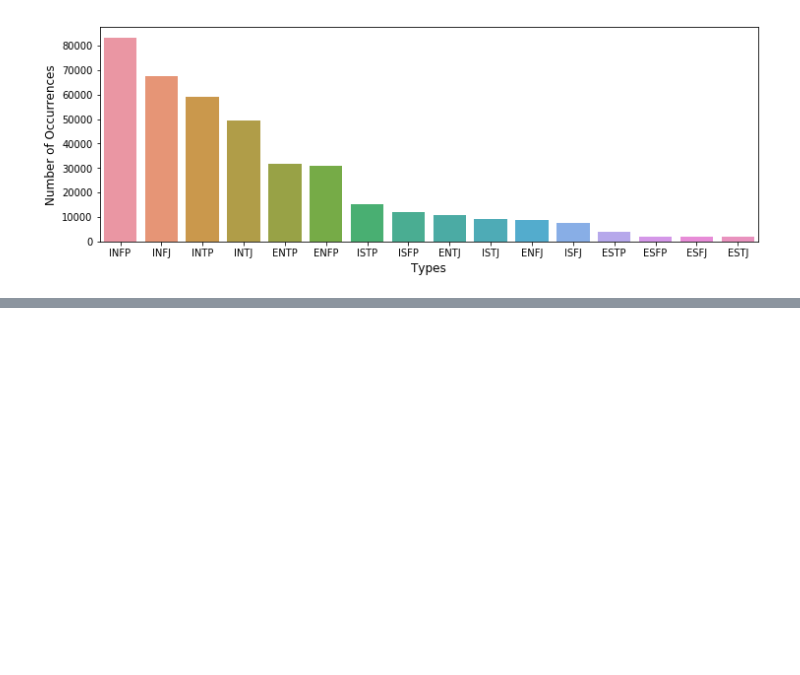
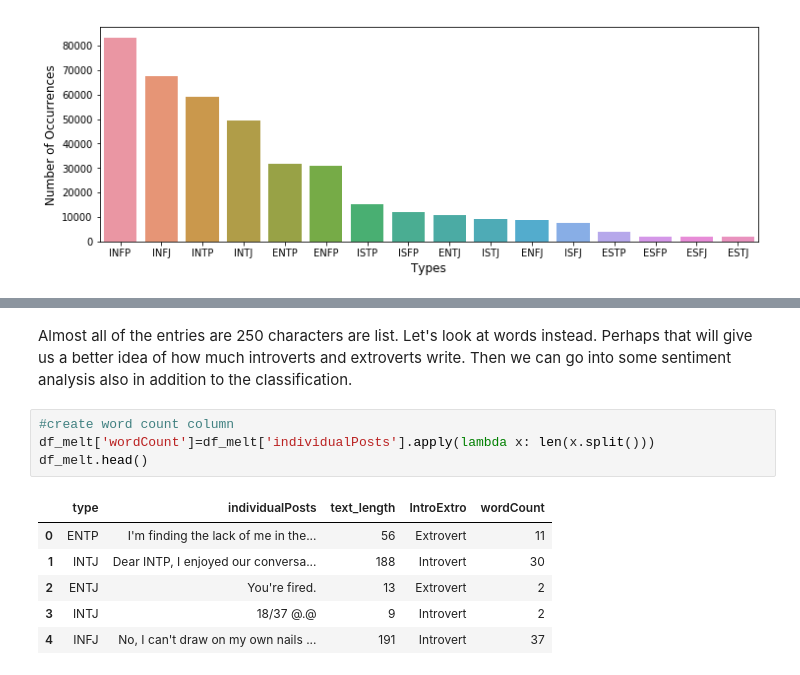
Before and after one commit to JohnDeJesus22/Personality-Text-Classifier, a Jupyter notebook: PTCEDA.ipynb, the cells around one changed output, grey strips where cells are left out. Drawn from its saved outputs; the diff is of its cells as text; blank space fills up the shorter version.

```diff
--- a/PTCEDA.ipynb
+++ b/PTCEDA.ipynb
@@ -156,0 +276,13 @@ Maybe this means that introverts are more likely to type online content versus e
+# %% [markdown]
+Almost all of the entries are 250 characters are list. Let's look at words instead. Perhaps that will give us a better idea of how much introverts and extroverts write. Then we can go into some sentiment analysis also in addition to the classification.
+# %%
+#create word count column
+df_melt['wordCount']=df_melt['individualPosts'].apply(lambda x: len(x.split()))
+df_melt.head()
+# %% [output]
+|  | type | individualPosts | text_length | IntroExtro | wordCount |
+| 0 | ENTP | I'm finding the lack of me in the... | 56 | Extrovert | 11 |
+| 1 | INTJ | Dear INTP, I enjoyed our conversa... | 188 | Introvert | 30 |
+| 2 | ENTJ | You're fired. | 13 | Extrovert | 2 |
+| 3 | INTJ | 18/37 @.@ | 9 | Introvert | 2 |
+| 4 | INFJ | No, I can't draw on my own nails ... | 191 | Introvert | 37 |
```
Also changed, not shown: parts of 15 cells of this notebook.
